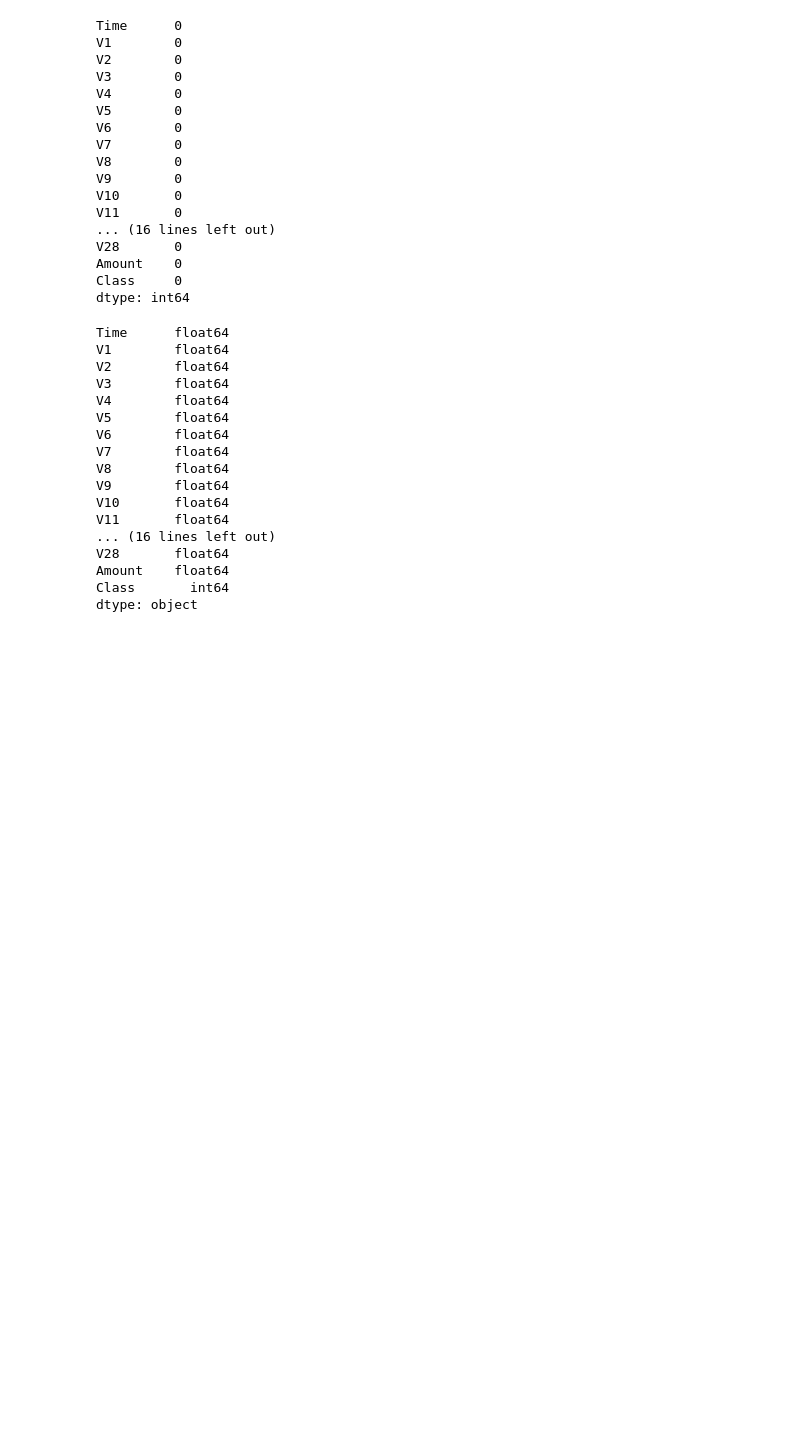
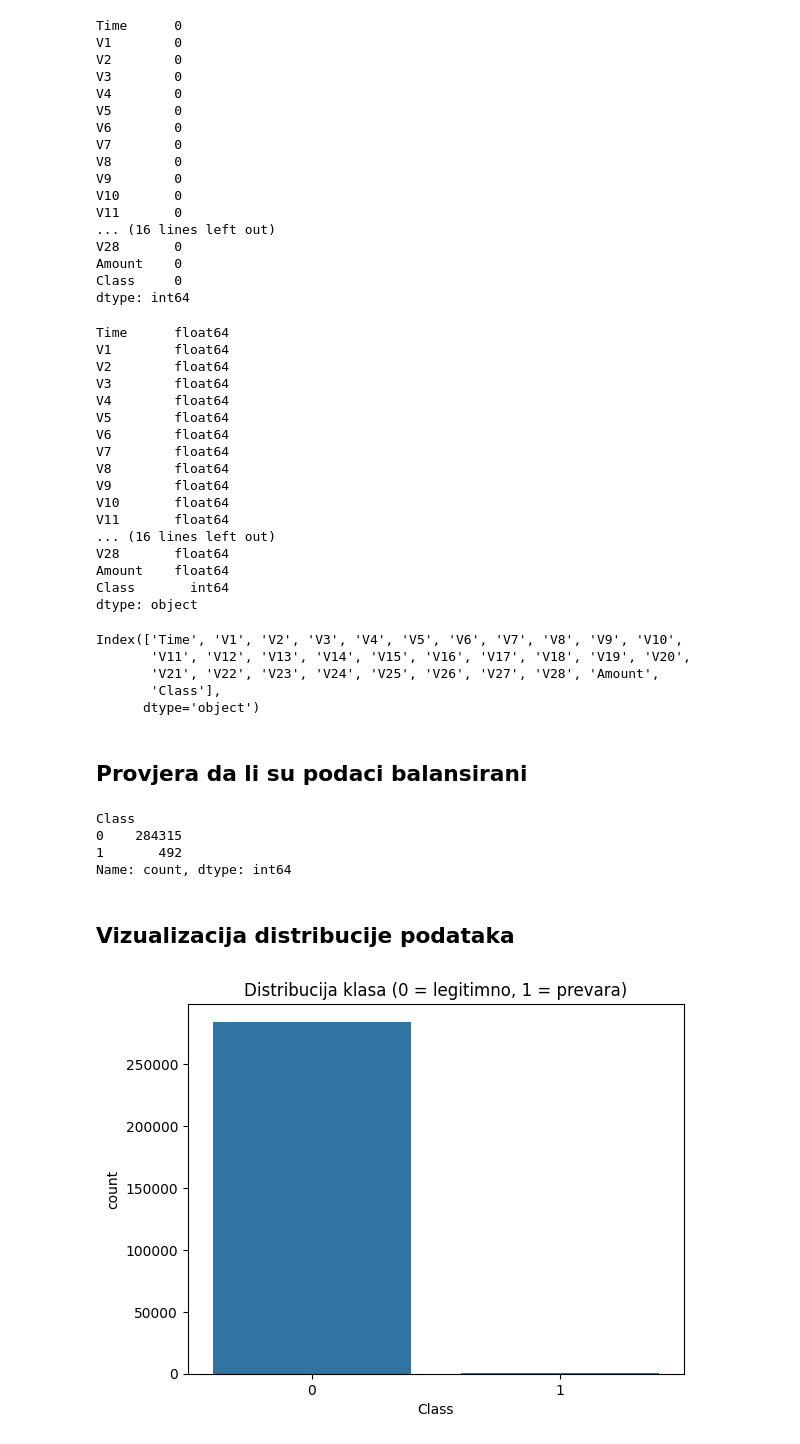
Before and after one commit to ajla-brdarevic/detekcija_prevara_u_transakcijama, a Jupyter notebook: preprocessing/preprocessing.ipynb, the cells around one changed output. Drawn from its saved outputs; the diff is of its cells as text; code cells hidden in the pictures; blank space fills up the shorter version.

Commit message:
pregled podataka

```diff
--- a/preprocessing/preprocessing.ipynb
+++ b/preprocessing/preprocessing.ipynb
@@ -72,3 +72,31 @@ V28       float64
 Amount    float64
 Class       int64
 dtype: object
+# %%
+df.columns
+# %% [output]
+Index(['Time', 'V1', 'V2', 'V3', 'V4', 'V5', 'V6', 'V7', 'V8', 'V9', 'V10',
+       'V11', 'V12', 'V13', 'V14', 'V15', 'V16', 'V17', 'V18', 'V19', 'V20',
+       'V21', 'V22', 'V23', 'V24', 'V25', 'V26', 'V27', 'V28', 'Amount',
+       'Class'],
+      dtype='object')
+# %% [markdown]
+## Provjera da li su podaci balansirani
+# %%
+df['Class'].value_counts()
+# %% [output]
+Class
+0    284315
+1       492
+Name: count, dtype: int64
+# %% [markdown]
+## Vizualizacija distribucije podataka
+# %%
+import seaborn as sns
+import matplotlib.pyplot as plt
+
+sns.countplot(x='Class', data=df)
+plt.title('Distribucija klasa (0 = legitimno, 1 = prevara)')
+plt.show()
+# %% [output]
+[figure, added]
```
